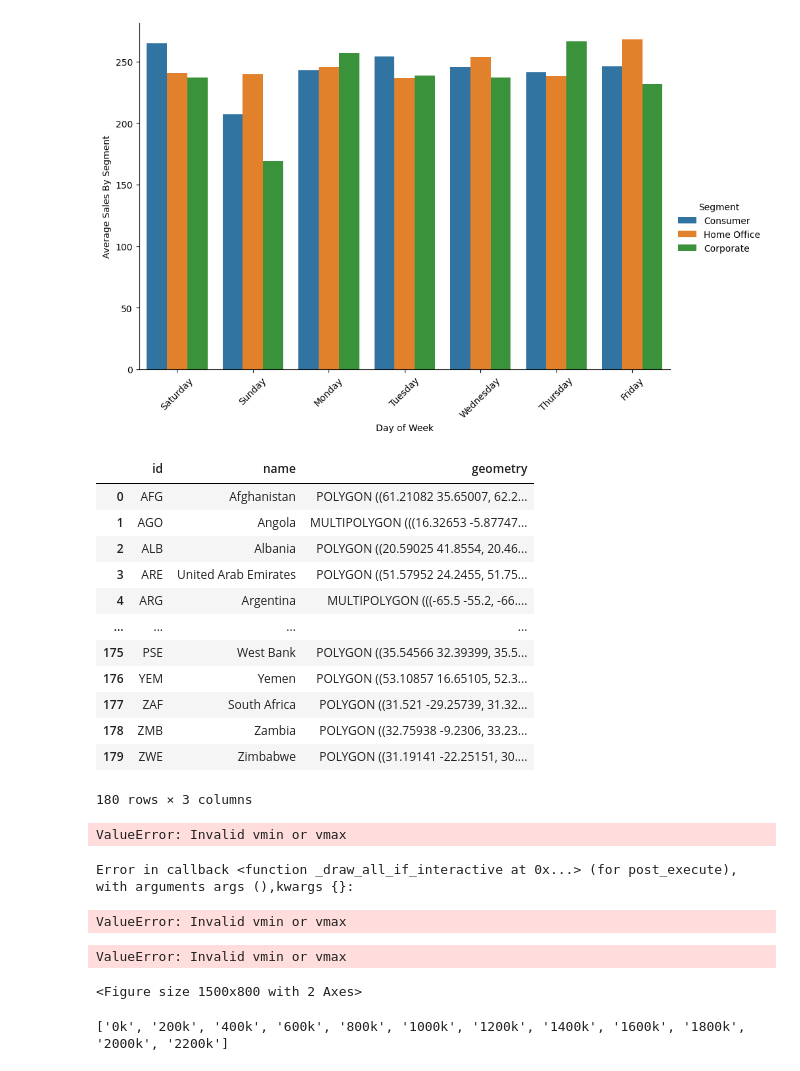
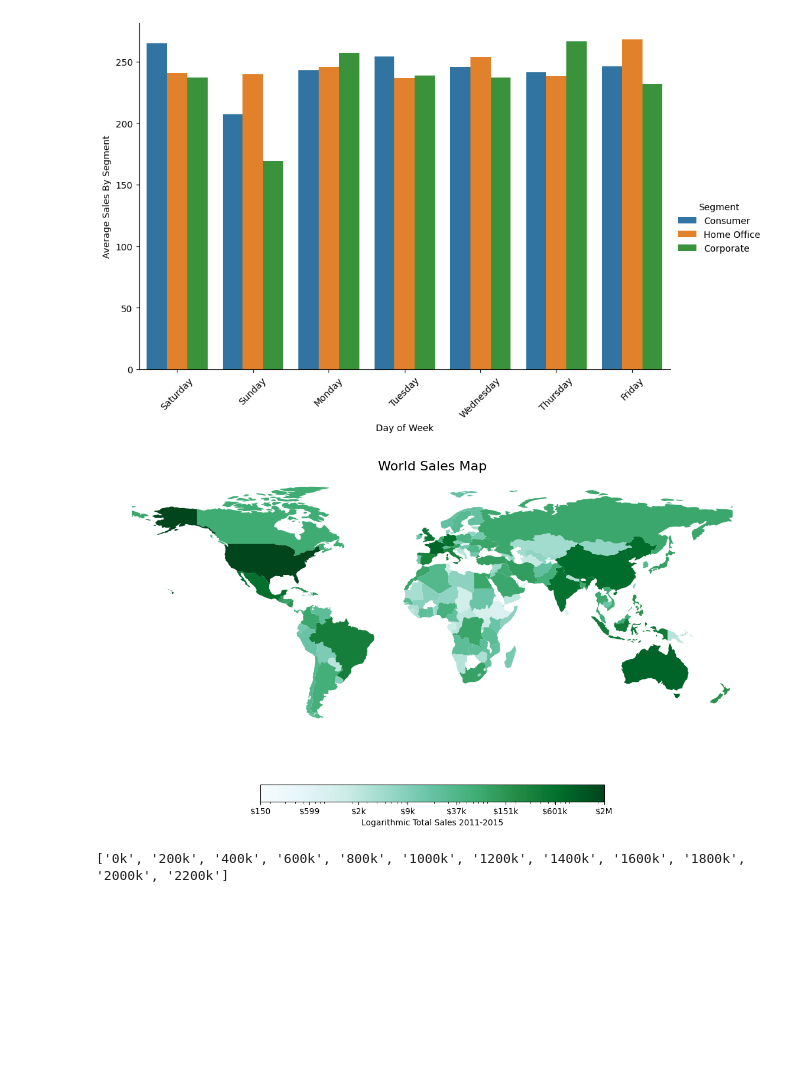
Before and after one commit to joshuajnoble/method-data-viz, a Jupyter notebook: super_store_edav.ipynb, the cells around one changed output. Drawn from its saved outputs; the diff is of its cells as text; code cells hidden in the pictures; blank space fills up the shorter version.

Commit message:
updating world map

```diff
--- a/super_store_edav.ipynb
+++ b/super_store_edav.ipynb
@@ -105,19 +99,3 @@ world = gpd.read_file(gplt.datasets.get_path('world'))
-# %%
-world
-# %% [output]
-|  | id | name | geometry |
-| 0 | AFG | Afghanistan | POLYGON ((61.21082 35.65007, 62.2... |
-| 1 | AGO | Angola | MULTIPOLYGON (((16.32653 -5.87747... |
-| 2 | ALB | Albania | POLYGON ((20.59025 41.8554, 20.46... |
-| 3 | ARE | United Arab Emirates | POLYGON ((51.57952 24.2455, 51.75... |
-| 4 | ARG | Argentina | MULTIPOLYGON (((-65.5 -55.2, -66.... |
-| ... | ... | ... | ... |
-| 175 | PSE | West Bank | POLYGON ((35.54566 32.39399, 35.5... |
-| 176 | YEM | Yemen | POLYGON ((53.10857 16.65105, 52.3... |
-| 177 | ZAF | South Africa | POLYGON ((31.521 -29.25739, 31.32... |
-| 178 | ZMB | Zambia | POLYGON ((32.75938 -9.2306, 33.23... |
-| 179 | ZWE | Zimbabwe | POLYGON ((31.19141 -22.25151, 30.... |
-180 rows × 3 columns
 # %%
 country = superstore.groupby(["Country"], as_index=False).agg(Sales=("Sales", "sum")).copy()
 country["Country"] = country["Country"].replace("United States","United States of America")
@@ -128,41 +110,43 @@ merged = world.merge(country, left_on="name", right_on="Country", how="left")
 # %%
 from matplotlib import colors
 import matplotlib.pyplot as plt
 import numpy as np
 
 fig, ax = plt.subplots(1, 1, figsize=(15, 8)) # Create a figure and axes for plotting
 
 ticks = np.geomspace(merged.Sales.min(), merged.Sales.max() + 100000, num=8)
-labels = [f'{int(x/1000)}k' for x in ticks]
+labels = []
+
+for t in ticks:
+    if(t > 1_000_000):
+        labels.append(f'${int(t/1_000_000)}M')
+    elif(t < 1_000):
+        labels.append(f'${int(t)}')
+    else:
+        labels.append(f'${int(t/1000)}k')
 
 world_sales = merged.plot(column='Sales', # Color by population
            ax=ax,
            norm=colors.LogNorm(vmin=np.min(ticks), vmax=np.max(ticks)),
            legend=True, # Show a color bar
            cmap='BuGn', # Choose a colormap
-           legend_kwds={'label': "Sales by country", 'orientation': "horizontal", 'shrink': 0.5}) # Customize legend
+           legend_kwds={'label': "Total Sales 2011-2015", 'orientation': "horizontal", 'shrink': 0.5}) # Customize legend
+
+world_sales.set_axis_off()
 
 # 4. Customize the plot (optional)
 ax.set_title("World Sales Map", fontsize=16)
 ax.set_xticks([]) # Hide x-axis ticks
 ax.set_yticks([]) # Hide y-axis ticks
 
 # Get colourbar from second axis
 colourbar = ax.get_figure().get_axes()[1]
 colourbar.set_xscale("log")
 colourbar.set_xticks(ticks, labels=labels)
-#yticks = np.interp(colourbar.get_yticks(), [0,1], [merged.Sales.min(), merged.Sales.max()])
-
-# Apply some function f to each tick, where f can be your percentage conversion
-#colourbar.set_yticklabels(['{0:.2f}%'.format(ytick*100) for ytick in yticks])
 
 plt.show()
 # %% [output]
-ValueError: Invalid vmin or vmax
-Error in callback <function _draw_all_if_interactive at 0x...> (for post_execute), with arguments args (),kwargs {}:
-ValueError: Invalid vmin or vmax
-ValueError: Invalid vmin or vmax
-<Figure size 1500x800 with 2 Axes>
+[figure, added]
 # %%
 ticks = np.arange(0, merged.Sales.max(), 200000)
 
```
Also changed, not shown: parts of 3 cells of this notebook.
